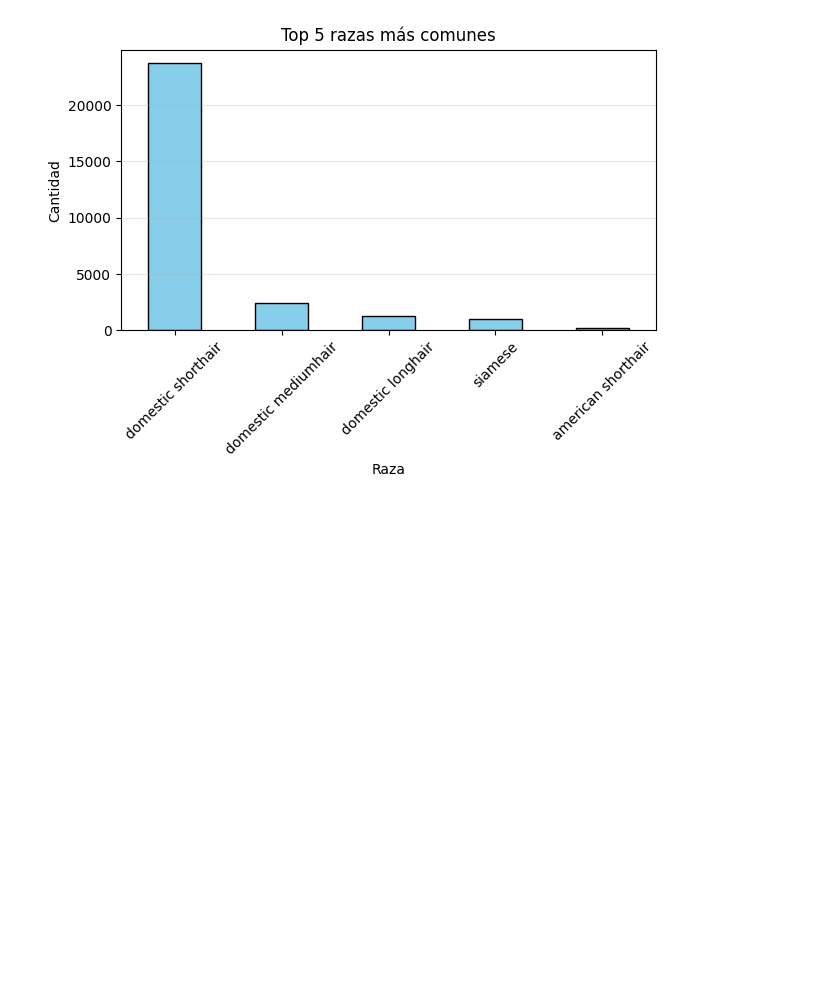
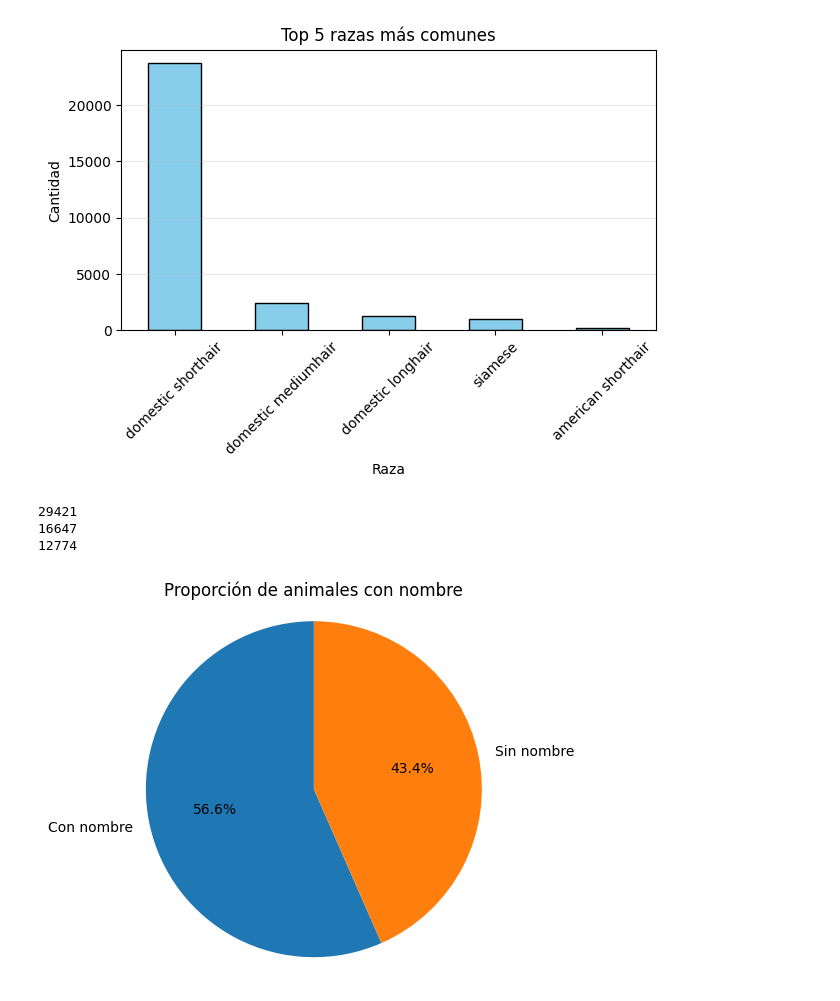
Before and after one commit to LoreHinosT/ayi-academy-clases, a Jupyter notebook: modulo 1 clase 3/Módulo 1 – Clase 3.ipynb, the cells around one changed output. Drawn from its saved outputs; the diff is of its cells as text; code cells hidden in the pictures; blank space fills up the shorter version.

```diff
--- a/modulo 1 clase 3/Módulo 1 – Clase 3.ipynb
+++ b/modulo 1 clase 3/Módulo 1 – Clase 3.ipynb
@@ -242,3 +242,30 @@ siamese                 1058
 american shorthair       211
 Name: count, dtype: int64
 [figure]
+# %%
+#3. **Animales con nombre:** ¿Qué proporción de animales tiene nombre? Representalo con un gráfico de torta.
+df.head(10)
+
+df_animalesNombre=df["Nombre"].dropna().count()
+df_animalesSinNombre=df["Nombre"].isna().sum()
+
+total=df_animalesNombre+df_animalesSinNombre
+# df_animalesNombre
+print(total)
+print(df_animalesNombre)
+print(df_animalesSinNombre)
+#print(df) #29421
+# df_animalesSinNombre
+
+cantidades = [df_animalesNombre, df_animalesSinNombre]
+
+labels = ['Con nombre', 'Sin nombre']
+plt.pie(cantidades, labels=labels, autopct='%1.1f%%', startangle=90)
+plt.title('Proporción de animales con nombre')
+plt.axis('equal')  # Para que el gráfico sea circular
+plt.show()
+# %% [output]
+29421
+16647
+12774
+[figure, added]
```
Also changed, not shown: parts of 6 cells of this notebook.
